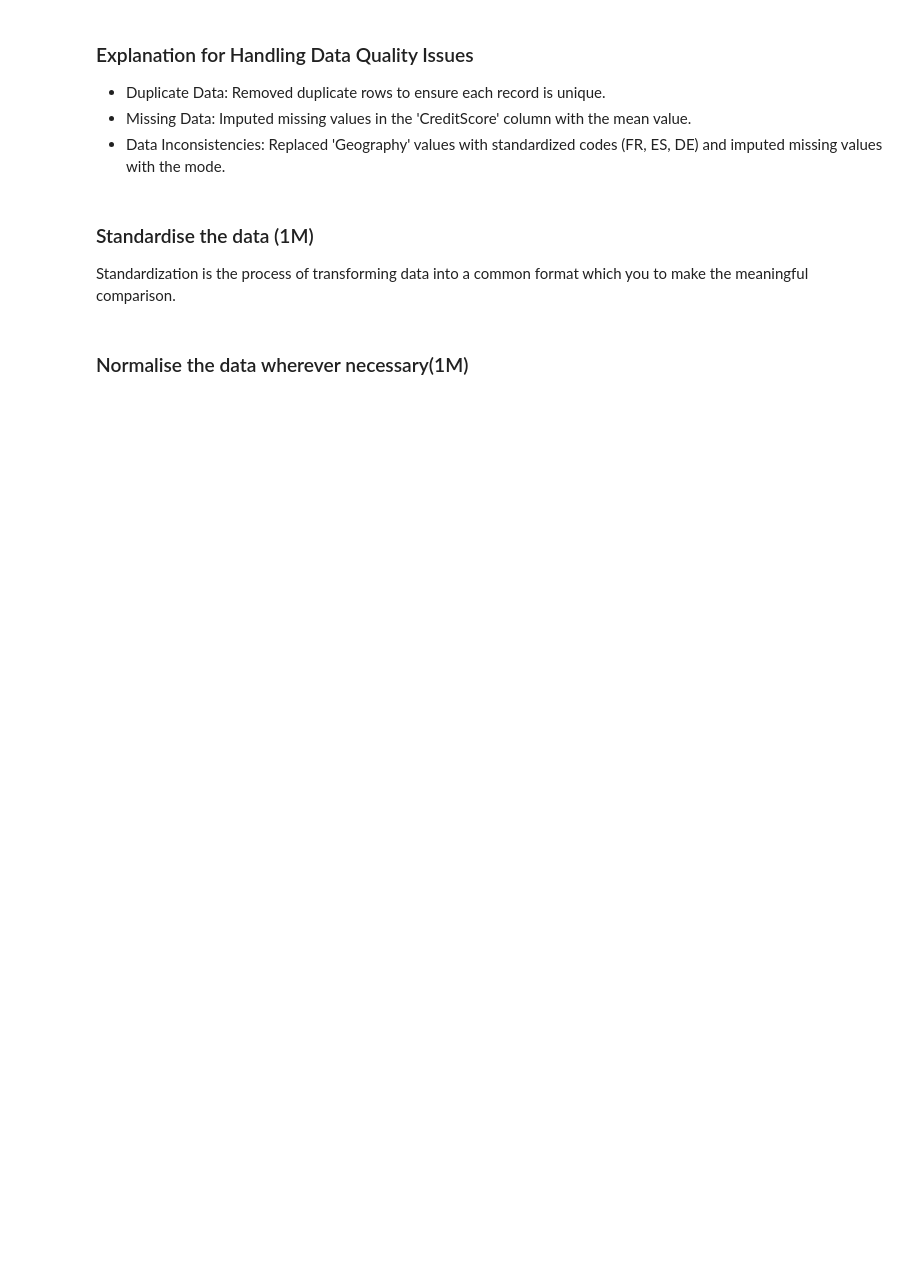
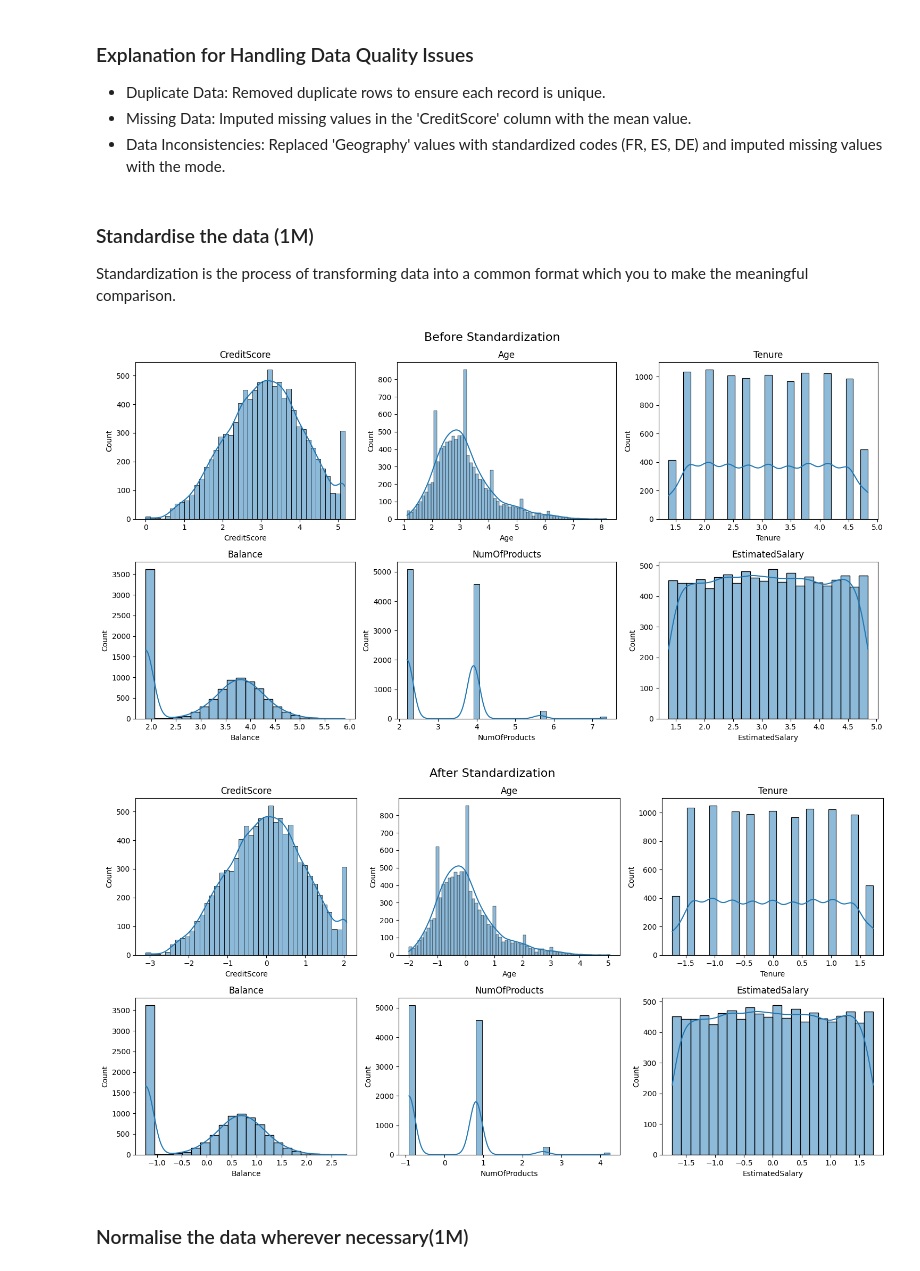
Before and after one commit to shrikant131/FeatureEngineering, a Jupyter notebook: feature_engineering_e2e.ipynb, the cells around one changed output. Saved outputs shown, nothing was run; the diff lists cells and outputs as text; code cells hidden in the pictures; blank space fills up the shorter version.

```diff
--- a/feature_engineering_e2e.ipynb
+++ b/feature_engineering_e2e.ipynb
@@ -167,3 +169,6 @@ df.loc[15:20, 'Geography'] = 'Unknown'
+# %%
+df['Geography'] = df['Geography'].astype('category')
+df['Gender'] = df['Gender'].astype('category')
 # %% [markdown]
 #### Write your observations from the above.
 # %%
@@ -259,18 +265,50 @@ df['Gender'] = df['Gender'].astype('category')
 # %% [markdown]
 ### Standardise the data (1M)
 Standardization is the process of transforming data into a common format which you to make the meaningful comparison.
-# %%
-
-# Standardize the data
-scaler = StandardScaler()
-data_to_scale = df[['CreditScore', 'Age', 'Tenure', 'Balance', 'NumOfProducts', 'EstimatedSalary']]
-standardized_data = scaler.fit_transform(data_to_scale)
-
-# Shift the standardized data to be non-negative
-shifted_data = standardized_data + np.abs(standardized_data.min())
-
-# Update the DataFrame with the shifted data
-df[['CreditScore', 'Age', 'Tenure', 'Balance', 'NumOfProducts', 'EstimatedSalary']] = shifted_data
+# %%
+def standardize_and_visualize(df, columns_to_scale):
+    # 1. Before Standardization:
+    fig, axes = plt.subplots(2, 3, figsize=(15, 8))
+    fig.suptitle('Before Standardization', fontsize=16)
+
+    for i, col in enumerate(columns_to_scale):
+        row = i // 3
+        col_index = i % 3
+        sns.histplot(df[col], ax=axes[row, col_index], kde=True)
+        axes[row, col_index].set_title(col)
+
+    plt.tight_layout()
+    plt.show()
+
+    # Perform standardization
+    scaler = StandardScaler()
+    standardized_data = scaler.fit_transform(df[columns_to_scale])
+
+    # Create a DataFrame for standardized data
+    standardized_df = pd.DataFrame(standardized_data, columns=columns_to_scale)
+
+    # 2. After Standardization:
+    fig, axes = plt.subplots(2, 3, figsize=(15, 8))
+    fig.suptitle('After Standardization', fontsize=16)
+
+    for i, col in enumerate(columns_to_scale):
+        row = i // 3
+        col_index = i % 3
+        sns.histplot(standardized_df[col], ax=axes[row, col_index], kde=True)
+        axes[row, col_index].set_title(col)
+
+    plt.tight_layout()
+    plt.show()
+
+    # Update the original DataFrame with standardized data if needed
+    df[columns_to_scale] = standardized_df
+
+# Call the function to standardize and visualize
+columns_to_scale = ['CreditScore', 'Age', 'Tenure', 'Balance', 'NumOfProducts', 'EstimatedSalary']
+standardize_and_visualize(df, columns_to_scale)
+# %% [output]
+[figure, added]
+[figure, added]
 # %%
 # Standardized numerical columns.
 # %% [markdown]
```
Also changed, not shown: parts of 13 cells of this notebook.
